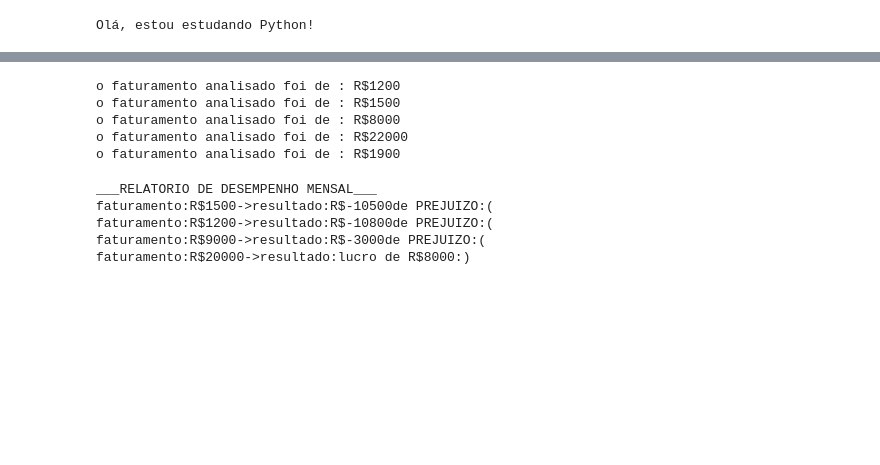
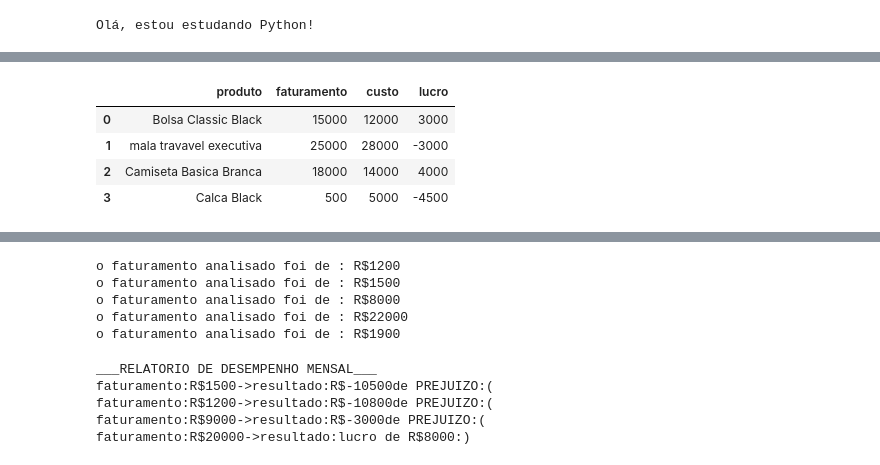
Before and after one commit to custodiopm/Estudo-Python, a Jupyter notebook: getting_started_with_google_colab_ai.ipynb, the cells around one changed output, grey strips where cells are left out. Drawn from its saved outputs; the diff is of its cells as text; code cells hidden in the pictures; blank space fills up the shorter version.

```diff
--- a/getting_started_with_google_colab_ai.ipynb
+++ b/getting_started_with_google_colab_ai.ipynb
@@ -6,0 +26,9 @@ Olá, estou estudando Python!
+# %%
+df['lucro']= df['faturamento'] - df['custo']
+df
+# %% [output]
+|  | produto | faturamento | custo | lucro |
+| 0 | Bolsa Classic Black | 15000 | 12000 | 3000 |
+| 1 | mala travavel executiva | 25000 | 28000 | -3000 |
+| 2 | Camiseta Basica Branca | 18000 | 14000 | 4000 |
+| 3 | Calca Black | 500 | 5000 | -4500 |
```
Also changed, not shown: parts of 6 cells of this notebook.
